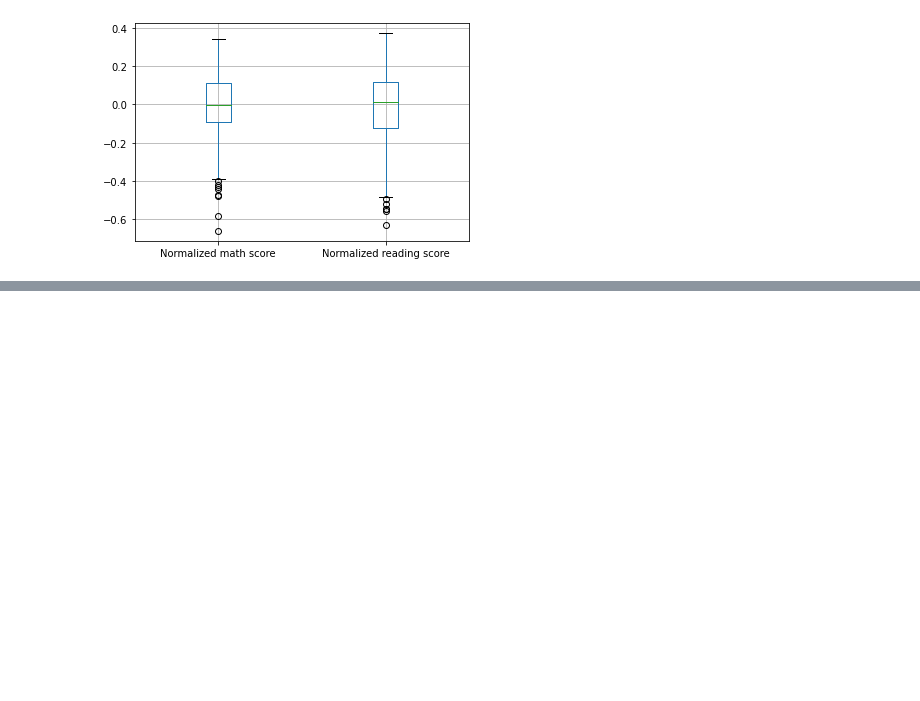
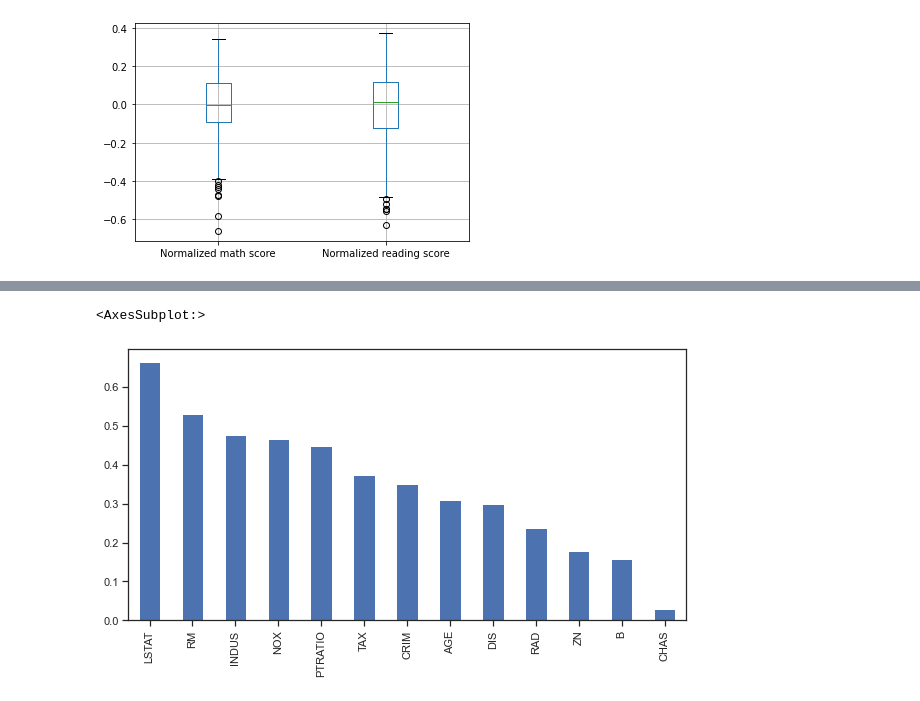
Before and after one commit to yushangchen97/mmo_pk, a Jupyter notebook: pk1.ipynb, the cells around one changed output, grey strips where cells are left out. Cells and saved outputs as stored; diff of their text form; code cells hidden in the pictures; blank space fills up the shorter version.

```diff
--- a/pk1.ipynb
+++ b/pk1.ipynb
@@ -14,4 +14,28 @@ import numpy as np
 import seaborn as sns
 from sklearn.preprocessing import LabelEncoder
 from sklearn.cluster import KMeans
+from sklearn.datasets import load_iris
+from sklearn.datasets import load_boston
+import scipy.stats as stats
+from sklearn.svm import SVR
+from sklearn.svm import LinearSVC
+from sklearn.feature_selection import SelectFromModel
+from sklearn.linear_model import Lasso
+from sklearn.linear_model import LogisticRegression
+from sklearn.neighbors import KNeighborsClassifier
+from sklearn.neighbors import KNeighborsRegressor
+from sklearn.tree import DecisionTreeClassifier
+from sklearn.ensemble import RandomForestClassifier
+from sklearn.ensemble import GradientBoostingClassifier
+from sklearn.tree import DecisionTreeRegressor
+from sklearn.ensemble import RandomForestRegressor
+from sklearn.ensemble import GradientBoostingRegressor
+from sklearn.metrics import mean_squared_error
+from sklearn.model_selection import train_test_split
+from sklearn.feature_selection import VarianceThreshold
+from sklearn.feature_selection import mutual_info_classif, mutual_info_regression
+from sklearn.feature_selection import SelectKBest, SelectPercentile
+from IPython.display import Image
+%matplotlib inline
+sns.set(style="ticks")
 df =pd.read_csv("D:/lab1/StudentsPerformance.csv")
@@ -99,0 +154,14 @@ hdata.boxplot(column=['Normalized math score','Normalized reading score'])
+# %%
+boston = load_boston()
+boston_X = boston.data
+boston_y = boston.target
+boston_feature_names = boston['feature_names']
+boston_x_df = pd.DataFrame(data=boston['data'], columns=boston['feature_names'])
+# %%
+mi = mutual_info_regression(boston_X, boston_y)
+mi = pd.Series(mi)
+mi.index = boston_feature_names
+mi.sort_values(ascending=False).plot.bar(figsize=(10,5))
+# %% [output]
+<AxesSubplot:>
+[figure, added]
```
Also changed, not shown: parts of 5 cells of this notebook.
